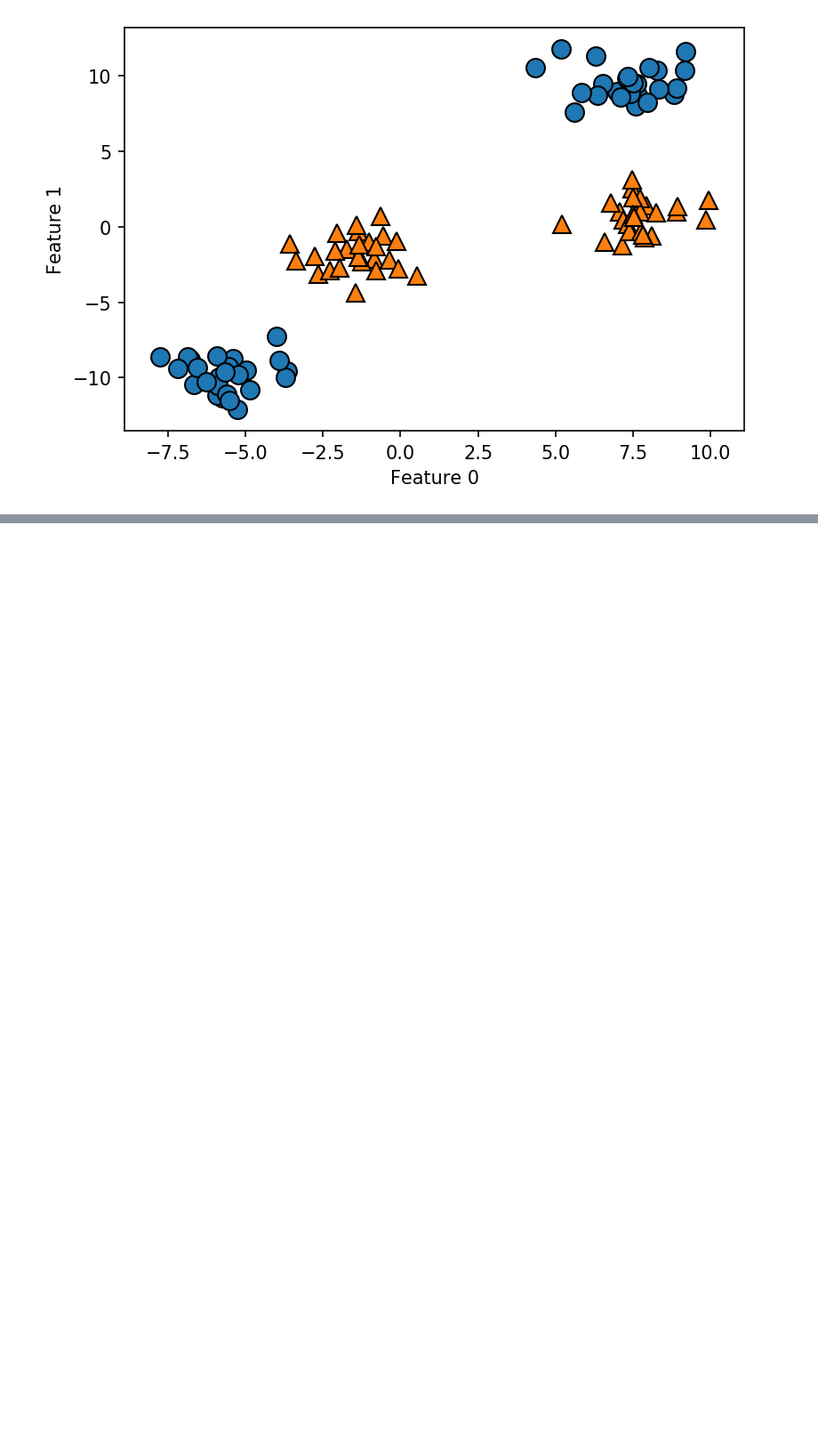
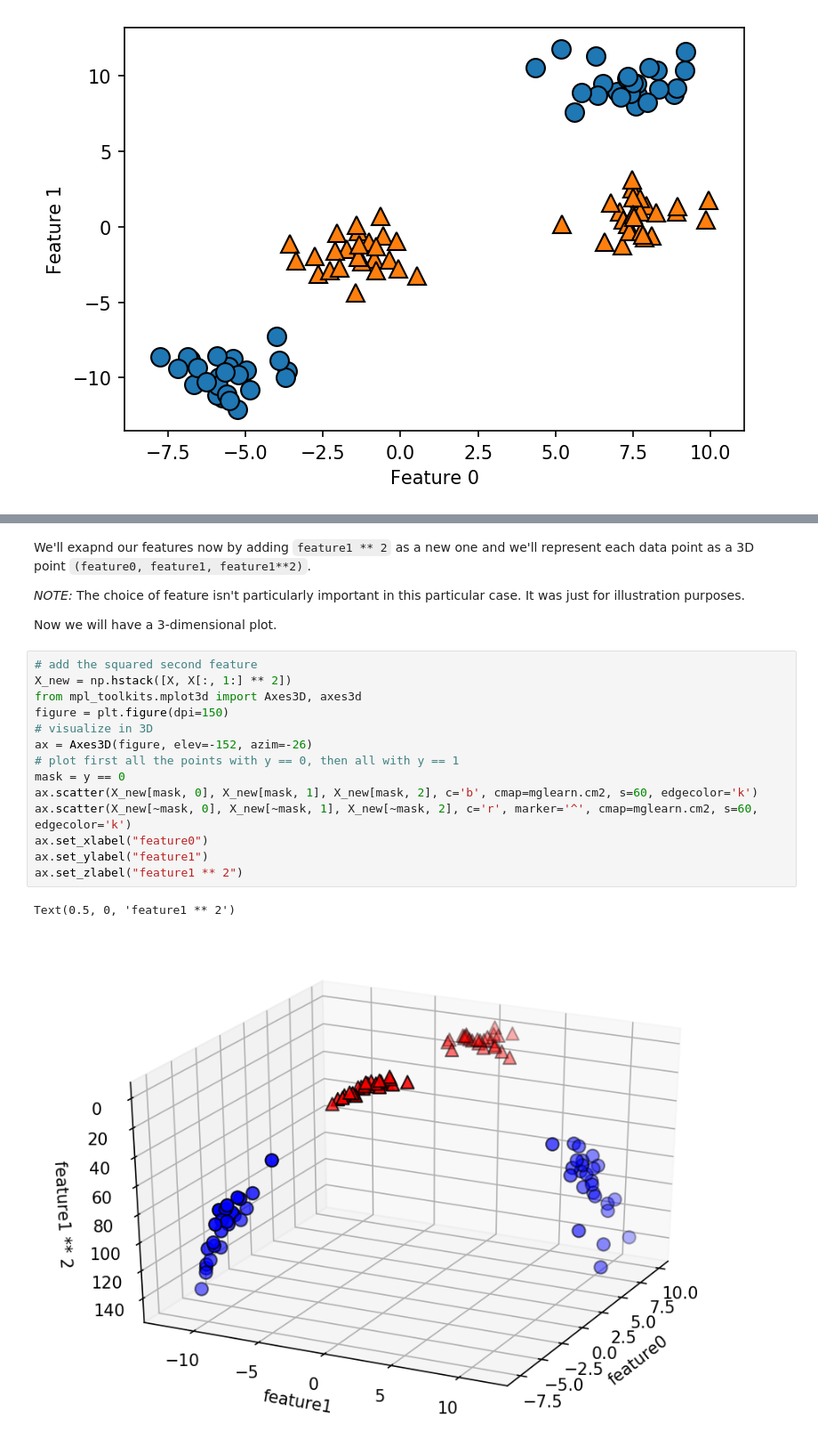
Before and after one commit to andrewdaoust/intro-ml, a Jupyter notebook: chapter2-5_kernelized_svms.ipynb, the cells around one changed output, grey strips where cells are left out. Shown at 89% size. Drawn from its saved outputs; the diff is of its cells as text; blank space fills up the shorter version.

Commit message:
Added more notes on support vector machines

```diff
--- a/chapter2-5_kernelized_svms.ipynb
+++ b/chapter2-5_kernelized_svms.ipynb
@@ -31,0 +44,23 @@ For this dataset, a line would obviously not do a good job to classify these dat
+# %% [markdown]
+We'll exapnd our features now by adding `feature1 ** 2` as a new one and we'll represent each data point as a 3D point `(feature0, feature1, feature1**2)`.
+
+_NOTE:_ The choice of feature isn't particularly important in this particular case.  It was just for illustration purposes.
+
+Now we will have a 3-dimensional plot.
+# %%
+# add the squared second feature
+X_new = np.hstack([X, X[:, 1:] ** 2])
+from mpl_toolkits.mplot3d import Axes3D, axes3d
+figure = plt.figure(dpi=150)
+# visualize in 3D
+ax = Axes3D(figure, elev=-152, azim=-26)
+# plot first all the points with y == 0, then all with y == 1
+mask = y == 0
+ax.scatter(X_new[mask, 0], X_new[mask, 1], X_new[mask, 2], c='b', cmap=mglearn.cm2, s=60, edgecolor='k')
+ax.scatter(X_new[~mask, 0], X_new[~mask, 1], X_new[~mask, 2], c='r', marker='^', cmap=mglearn.cm2, s=60, edgecolor='k')
+ax.set_xlabel("feature0")
+ax.set_ylabel("feature1")
+ax.set_zlabel("feature1 ** 2")
+# %% [output]
+Text(0.5, 0, 'feature1 ** 2')
+[figure, added]
```
Also changed, not shown: parts of 11 cells of this notebook.
